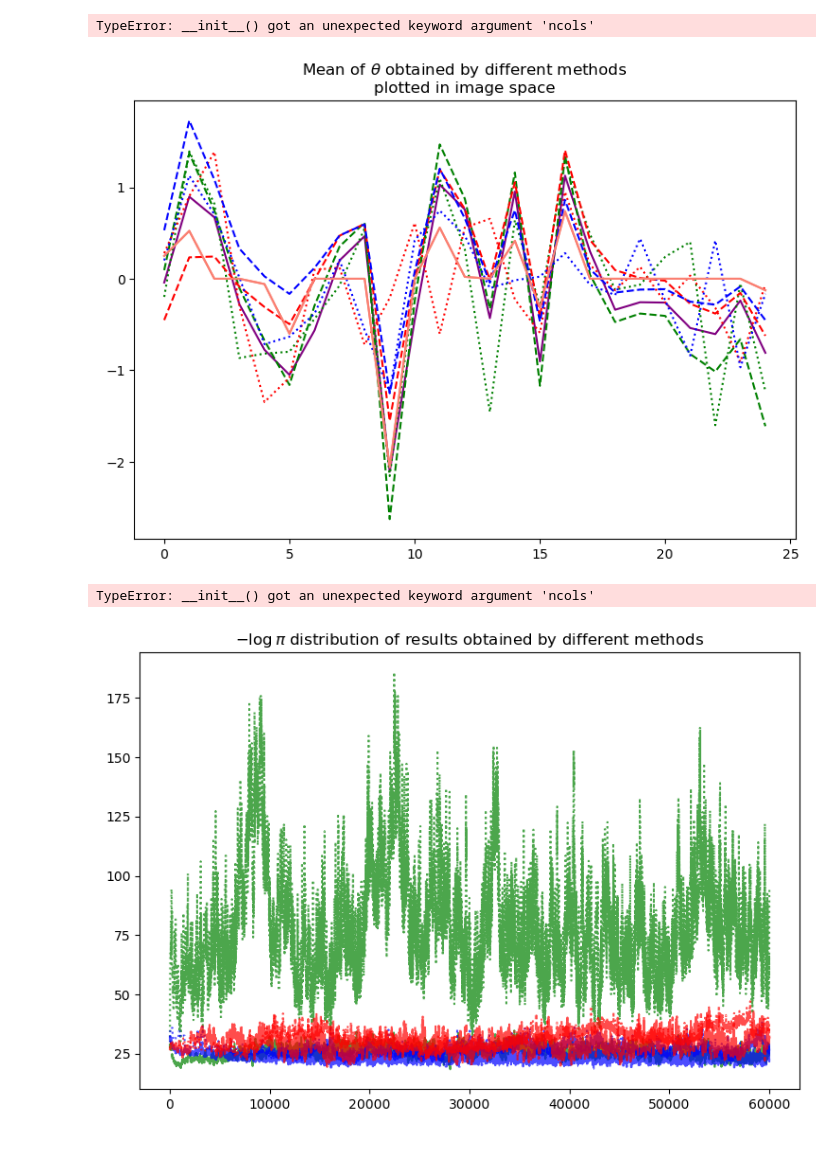
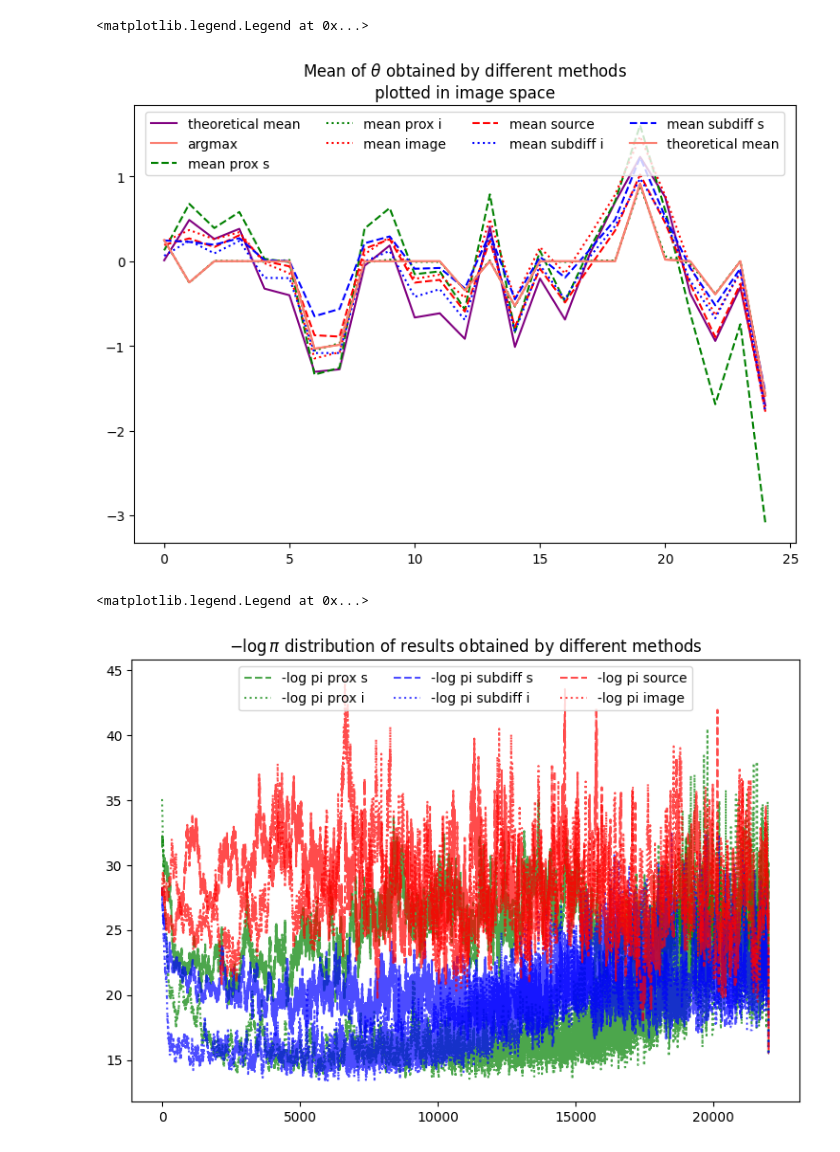
Before and after one commit to vetlerl/mcmc-epidemic, a Jupyter notebook: toy_example_graphics_new.ipynb, the cells around one changed output. Cells and saved outputs as stored; diff of their text form; code cells hidden in the pictures.

```diff
--- a/toy_example_graphics_new.ipynb
+++ b/toy_example_graphics_new.ipynb
@@ -9,9 +9,11 @@ import matplotlib.pyplot as plt
 from toy_example_new import *
 # %%
 #set-up parameters
+random_state = np.random.RandomState(seed=42)
+
 T = 25
 Lambda = 1
 a = 1
 b = 1
-Y = Computation_Y_Exp(T, Lambda, a, b)
+Y = Computation_Y_Exp(T, Lambda, a, b, random_state=random_state)
 # %%
@@ -37,3 +39,3 @@ ended burn-in @ 49999: -0.015
 # %%
-sim_subdiff_image, accepts_subdiff_image, gammas_subdiff_image, mean_subdiff_image, end_subdiff_image, fig_subdiff_image = MetropolisHastings(T, Lambda, Y, a, b, method="subdiff_image")
+sim_subdiff_image, accepts_subdiff_image, gammas_subdiff_image, mean_subdiff_image, end_subdiff_image, fig_subdiff_image = MetropolisHastings(T, 0, Y, a, b, method="subdiff_image", random_state=random_state)
 # %% [output]
@@ -92,30 +94,29 @@ ax.plot(D @ mean_source, label="mean source", color="red", linestyle="dashed")
 ax.plot(D @ mean_subdiff_image, label="mean subdiff i", color="blue", linestyle="dotted")
 ax.plot(D @ mean_subdiff_source, label="mean subdiff s", color="blue", linestyle="dashed")
 ax.plot(ComputeArgmax(T, Lambda, Y, a, b)[1], label="theoretical mean", color="salmon")
-ax.legend(ncols=4)
+ax.legend(ncols=4, loc="upper center")
 # %% [output]
-TypeError: __init__() got an unexpected keyword argument 'ncols'
+<matplotlib.legend.Legend at 0x...>
-[figure, old version]
+[figure, new version]
 # %%
 fig,ax = plt.subplots(1,1,figsize=(9,6))
 D = BuildD(T)
 U, Delta, Vt = BuildUVDelta(D)
 A = BuildA(Delta, Vt)
 sh = Buildsh(T,a,b)
 M = max([end_image,end_subdiff_image,end_prox_image,end_source,end_subdiff_source,end_prox_source])
-M = int(M + 1e4)
 
 ax.set_title(r"$-\log{\pi}$ distribution of results obtained by different methods")
 ax.plot(-LogDistributionPi_Tab(sim_prox_source[:M], Y, A, D, sh, Lambda), color = "green", label = "-log pi prox s", linestyle="dashed", alpha=0.7)
 ax.plot(-LogDistributionPi_Tab(sim_prox_image[:M], Y, A, D, sh, Lambda), color = "green", label = "-log pi prox i", linestyle="dotted", alpha=0.7)
 ax.plot(-LogDistributionPi_Tab(sim_subdiff_source[:M], Y, A, D, sh, Lambda), color = "blue", label = "-log pi subdiff s", linestyle="dashed", alpha=0.7)
 ax.plot(-LogDistributionPi_Tab(sim_subdiff_image[:M], Y, A, D, sh, Lambda), color = "blue", label = "-log pi subdiff i", linestyle="dotted", alpha=0.7)
 ax.plot(-LogDistributionPi_Tab(sim_source[:M], Y, A, D, sh, Lambda), color = "red", label = "-log pi source", linestyle="dashed", alpha=0.7)
 ax.plot(-LogDistributionPi_Tab(sim_image[:M], Y, A, D, sh, Lambda), color = "red", label = "-log pi image", linestyle="dotted", alpha=0.7)
-ax.legend(ncols=3)
+ax.legend(ncols=3, loc="upper center")
 # %% [output]
-TypeError: __init__() got an unexpected keyword argument 'ncols'
+<matplotlib.legend.Legend at 0x...>
-[figure, old version]
+[figure, new version]
 # %%
 fig,ax = plt.subplots(1,1,figsize=(9,6))
 mu, _ = ComputeMeans(T, Lambda, Y, a, b)
```
Also changed, not shown: parts of 16 cells of this notebook, 2 other files.
